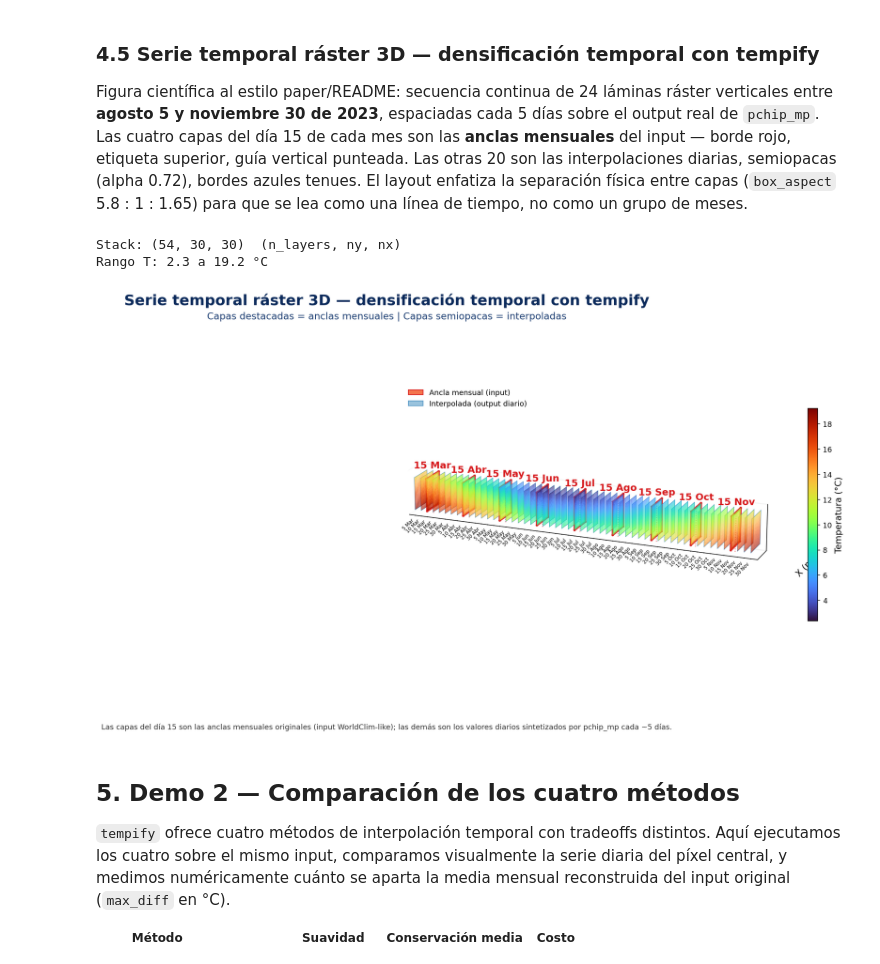
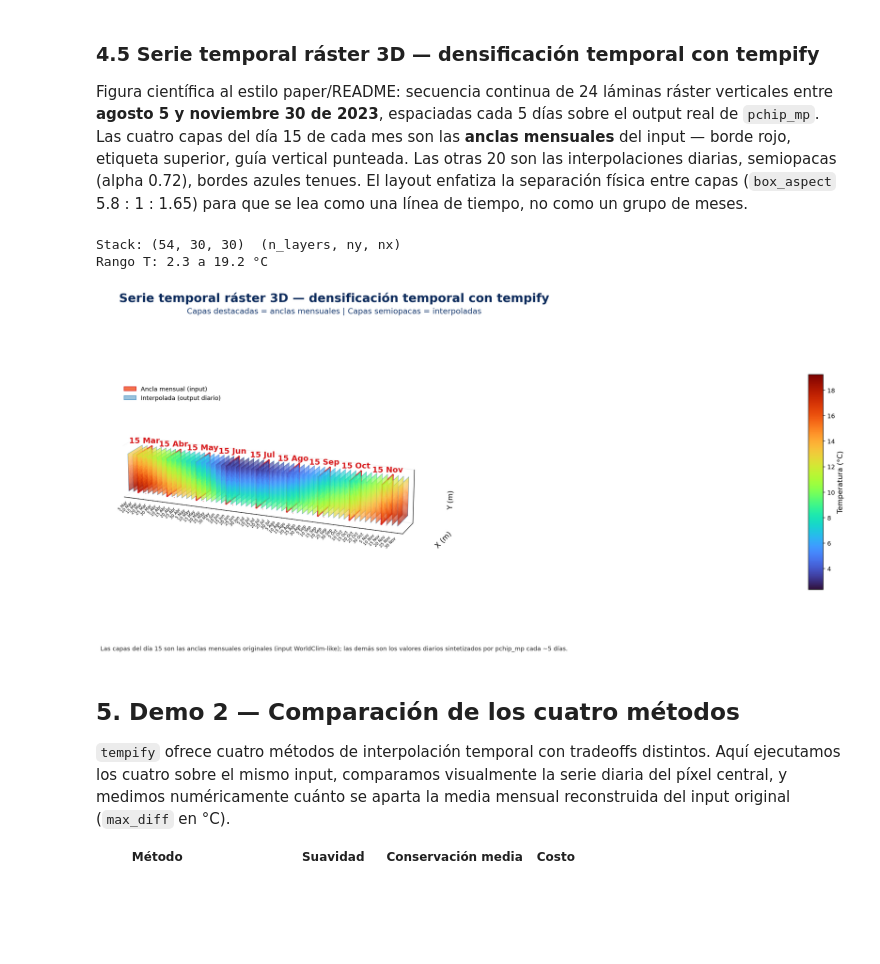
Before and after one commit to djwillichile/tempify, a Jupyter notebook: docs/tutorials/01-getting-started.ipynb, the cells around one changed output. Drawn from its saved outputs; the diff is of its cells as text; code cells hidden in the pictures; blank space fills up the shorter version.

```diff
--- a/docs/tutorials/01-getting-started.ipynb
+++ b/docs/tutorials/01-getting-started.ipynb
@@ -397,7 +314,9 @@ def _plot_temporal_raster_stack(
     cmap = cm.get_cmap(cmap_name)
 
     fig = plt.figure(figsize=figsize, dpi=dpi)
-    ax = fig.add_subplot(111, projection="3d")
+    # Explicitly position the 3D axes to fill almost the entire figure width.
+    # This prevents the box_aspect from compressing the content to one side.
+    ax = fig.add_axes([0.02, 0.08, 0.84, 0.76], projection="3d")
 
     ax.xaxis.pane.fill = False
     ax.yaxis.pane.fill = False
@@ -464,11 +383,12 @@ def _plot_temporal_raster_stack(
              ha="center", fontsize=13, color="#1d3f73")
 
     ax.view_init(elev=18, azim=-68)
-    ax.set_box_aspect((13.0, 1.0, 1.65))
+    ax.set_box_aspect((9.0, 1.0, 1.65))
 
     mappable = cm.ScalarMappable(norm=norm, cmap=cmap)
     mappable.set_array(stack_arr)
-    cbar = fig.colorbar(mappable, ax=ax, shrink=0.58, pad=0.04, aspect=22)
+    cax = fig.add_axes([0.89, 0.20, 0.012, 0.55])  # explicit colorbar position
+    cbar = fig.colorbar(mappable, cax=cax)
     cbar.set_label("Temperatura (°C)", fontsize=12)
 
     legend_elements = [
@@ -485,7 +405,7 @@ def _plot_temporal_raster_stack(
              "las demás son los valores diarios sintetizados por pchip_mp cada ~5 días.",
              ha="center", fontsize=10, color="#333333")
 
-    plt.tight_layout(rect=[0, 0.06, 1, 0.91])
+    # tight_layout omitted: using explicit add_axes positioning
     plt.show()
 
 
@@ -496,34 +416,34 @@ _date_strings = [
     "2023-05-05", "2023-05-10", "2023-05-15", "2023-05-20", "2023-05-25", "2023-05-30",
     "2023-06-05", "2023-06-10", "2023-06-15", "2023-06-20", "2023-06-25", "2023-06-30",
     "2023-07-05", "2023-07-10", "2023-07-15", "2023-07-20", "2023-07-25", "2023-07-30",
     "2023-08-05", "2023-08-10", "2023-08-15", "2023-08-20", "2023-08-25", "2023-08-30",
     "2023-09-05", "2023-09-10", "2023-09-15", "2023-09-20", "2023-09-25", "2023-09-30",
     "2023-10-05", "2023-10-10", "2023-10-15", "2023-10-20", "2023-10-25", "2023-10-30",
     "2023-11-05", "2023-11-10", "2023-11-15", "2023-11-20", "2023-11-25", "2023-11-30",
 ]
 _dates_pd = pd.to_datetime(_date_strings)
 _anchor_dates_pd = pd.to_datetime(["2023-03-15", "2023-04-15", "2023-05-15", "2023-06-15", "2023-07-15", "2023-08-15", "2023-09-15", "2023-10-15", "2023-11-15"])
 
 # === Stack real desde el output de pchip_mp ===
 # daily_out tiene dims (y, x, time); para cada fecha tomamos el raster correspondiente.
 _doys = [d.dayofyear for d in _dates_pd]
 _stack = np.array([daily_out.isel(time=doy - 1).values for doy in _doys])
 print(f"Stack: {_stack.shape}  (n_layers, ny, nx)")
 print(f"Rango T: {_stack.min():.1f} a {_stack.max():.1f} °C")
 
 _plot_temporal_raster_stack(
     stack_arr=_stack,
     dates_pd=_dates_pd,
     anchor_dates_pd=_anchor_dates_pd,
     time_spacing=1.6,
     alpha_interp=0.72,
     alpha_anchor=0.98,
     figsize=(28, 9),
 )
 # %% [output]
 Stack: (54, 30, 30)  (n_layers, ny, nx)
 Rango T: 2.3 a 19.2 °C
-[figure, old version]
+[figure, new version]
 # %% [markdown]
 ## 5. Demo 2 — Comparación de los cuatro métodos
 
```
Also changed, not shown: parts of 7 cells of this notebook.
